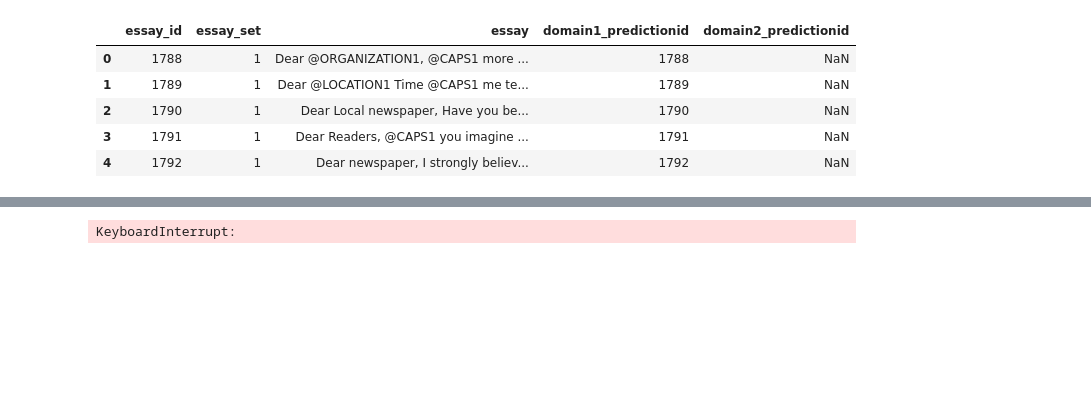
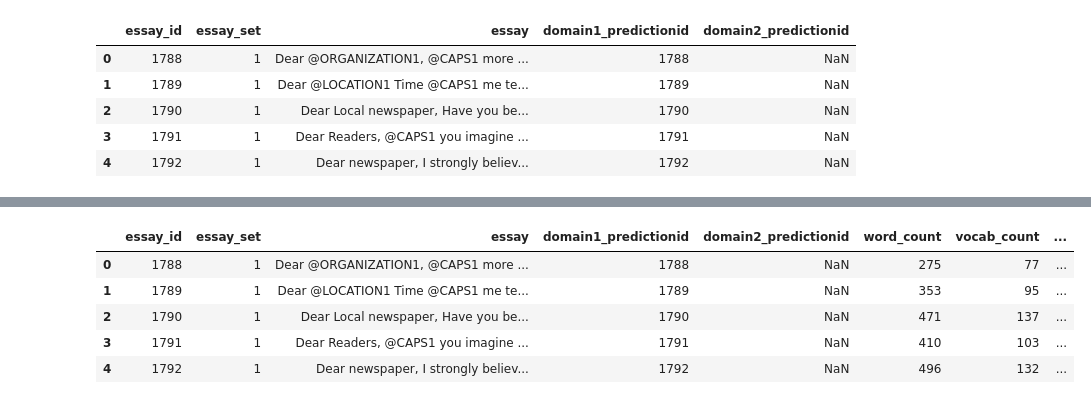
Before and after one commit to piyush-98/Automatic_grading, a Jupyter notebook: code/feature_extraction.ipynb, the cells around one changed output, grey strips where cells are left out. Cells and saved outputs as stored; diff of their text form; code cells hidden in the pictures; blank space fills up the shorter version.

```diff
--- a/code/feature_extraction.ipynb
+++ b/code/feature_extraction.ipynb
@@ -38,11 +38,16 @@ data_val.head()
 | 3 | 1791 | 1 | Dear Readers, @CAPS1 you imagine ... | 1791 | NaN |
 | 4 | 1792 | 1 | Dear newspaper, I strongly believ... | 1792 | NaN |
 # %%
-def word():
+def word(data):
     lexicon=[]
     for i in data["essay"]:
         all_words=word_tokenize(i)
         #all_words=[i for i in all_words if i not in stop]
         all_words=[lemm.lemmatize(j.lower()) for j in all_words]
         lexicon.append(len(all_words))
-        return lexicon
+    return lexicon
+# %%
+ls=word(data)
+data["word_count"]=ls
+ls=word(data_val)
+data_val["word_count"]=ls
@@ -49,5 +63,5 @@ def word():
 # %%
-def vocab():
+def vocab(data):
     lexicon=[]
     ls=[]
     for i in data["essay"]:
@@ -59,3 +73,8 @@ def vocab():
     for i in range(data.shape[0]):
         ls.append(len(set(lexicon[i])))
     return ls
+# %%
+ls=vocab(data)
+data["vocab_count"]=ls
+ls=vocab(data_val)
+data_val["vocab_count"]=ls
@@ -98 +131,10 @@ def pos():
+# %%
+data_val.head()
+# %% [output]
+|  | essay_id | essay_set | essay | domain1_predictionid | domain2_predictionid | word_count | vocab_count | ... |
+| 0 | 1788 | 1 | Dear @ORGANIZATION1, @CAPS1 more ... | 1788 | NaN | 275 | 77 | ... |
+| 1 | 1789 | 1 | Dear @LOCATION1 Time @CAPS1 me te... | 1789 | NaN | 353 | 95 | ... |
+| 2 | 1790 | 1 | Dear Local newspaper, Have you be... | 1790 | NaN | 471 | 137 | ... |
+| 3 | 1791 | 1 | Dear Readers, @CAPS1 you imagine ... | 1791 | NaN | 410 | 103 | ... |
+| 4 | 1792 | 1 | Dear newspaper, I strongly believ... | 1792 | NaN | 496 | 132 | ... |
 # %%
@@ -120,7 +165,8 @@ def bow():
             dict1[j]+=all_words
     return dict1
 # %%
-dict=bow()
+dict1=bow(data)
+dict2=bow(data_val)
 def poping(w_counts):
     w_counts.pop('@',None)
     w_counts.pop('CAPS1',None)
@@ -138,8 +184,6 @@ def poping(w_counts):
     w_counts.pop('caps4',None)
     w_counts.pop('caps5',None)
     w_counts.pop('person1',None)
-# %% [output]
-KeyboardInterrupt:
 # %%
 def freek(dict):
     res={}
```
Also changed, not shown: parts of 25 cells of this notebook.
